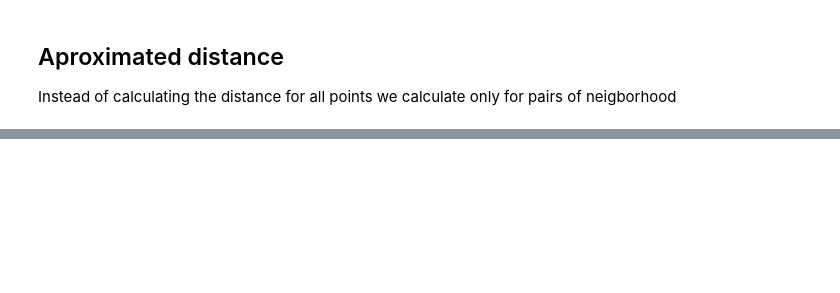
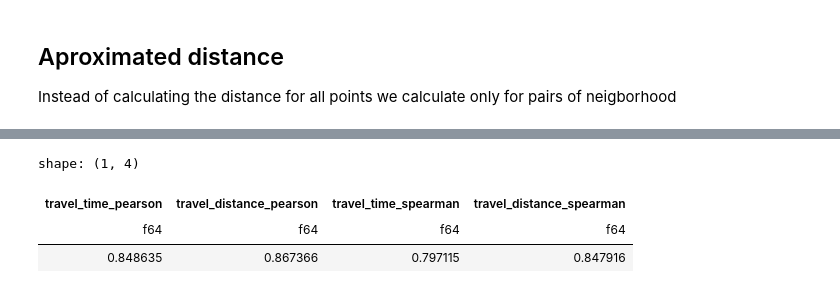
Before and after one commit to FaediMichele/TaxiFarePrediction, a Jupyter notebook: plot_osmnx.ipynb, the cells around one changed output, grey strips where cells are left out. Saved outputs shown, nothing was run; the diff lists cells and outputs as text; code cells hidden in the pictures; blank space fills up the shorter version.

```diff
--- a/plot_osmnx.ipynb
+++ b/plot_osmnx.ipynb
@@ -106,0 +159,14 @@ else:
+# %%
+df.select(travel_time_pearson=pl.corr('travel_time', 'fare_amount'),
+          travel_distance_pearson=pl.corr('travel_distance',
+                                          'fare_amount'),
+          travel_time_spearman=pl.corr('travel_time', 'fare_amount',
+                                       method='spearman'),
+          travel_distance_spearman=pl.corr(
+            'travel_distance', 'fare_amount', method='spearman'),
+)
+# %% [output]
+shape: (1, 4)
+| travel_time_pearson | travel_distance_pearson | travel_time_spearman | travel_distance_spearman |
+| f64 | f64 | f64 | f64 |
+| 0.848635 | 0.867366 | 0.797115 | 0.847916 |
```
Also changed, not shown: parts of 9 cells of this notebook.
